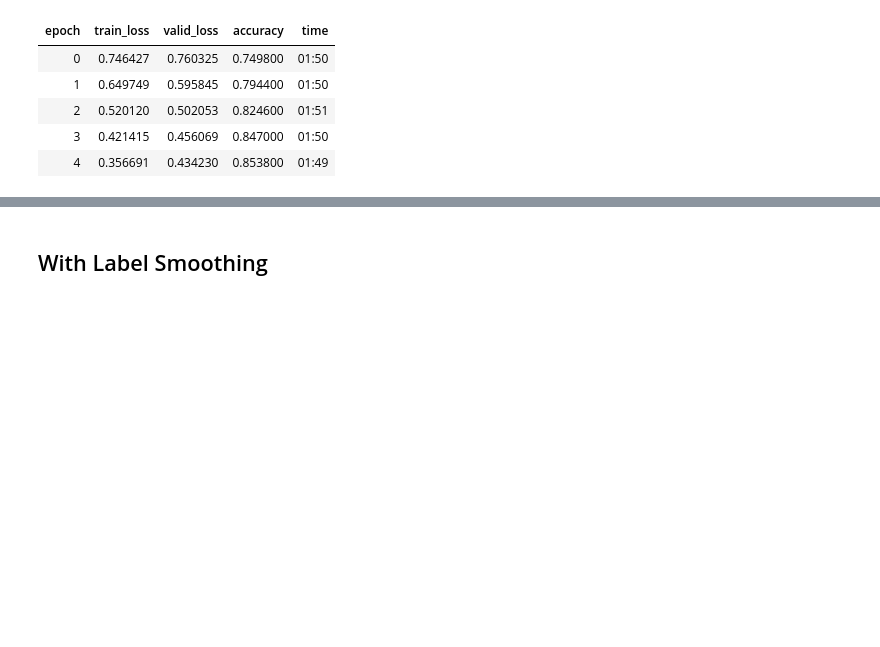
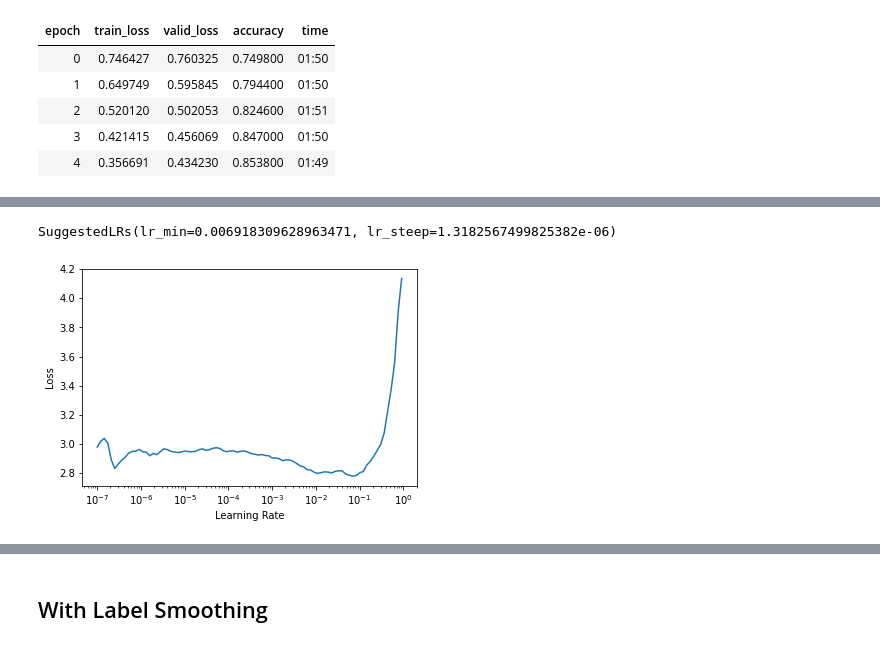
Before and after one commit to LukeWeidenwalker/fastai-notebooks, a Jupyter notebook: 07_cifar10.ipynb, the cells around one changed output, grey strips where cells are left out. Cells and saved outputs as stored; diff of their text form; code cells hidden in the pictures; blank space fills up the shorter version.

```diff
--- a/07_cifar10.ipynb
+++ b/07_cifar10.ipynb
@@ -94,0 +117,3 @@ Downloading: "https://download.pytorch.org/models/resnet18-5c106cde.pth" to /roo
+# %%
+learn.lr_find()
+# %% [output]
@@ -95,3 +121,5 @@ Downloading: "https://download.pytorch.org/models/resnet18-5c106cde.pth" to /roo
+SuggestedLRs(lr_min=0.006918309628963471, lr_steep=1.3182567499825382e-06)
+[figure, added]
 # %%
 learn.fine_tune(5)
 # %% [output]
```
Also changed, not shown: parts of 27 cells of this notebook.
